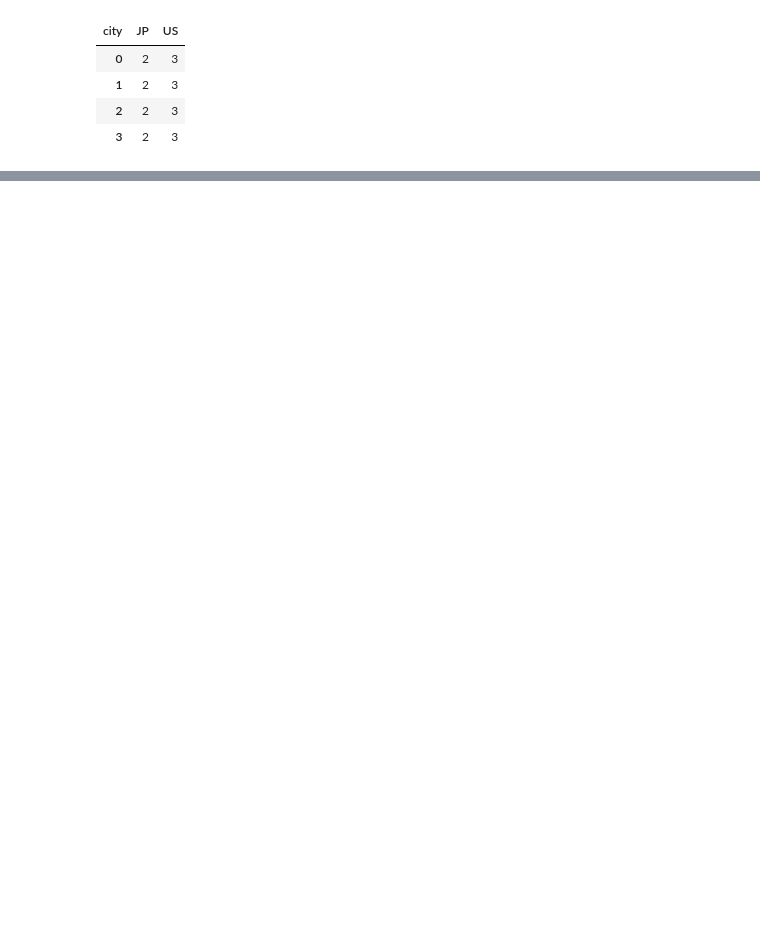
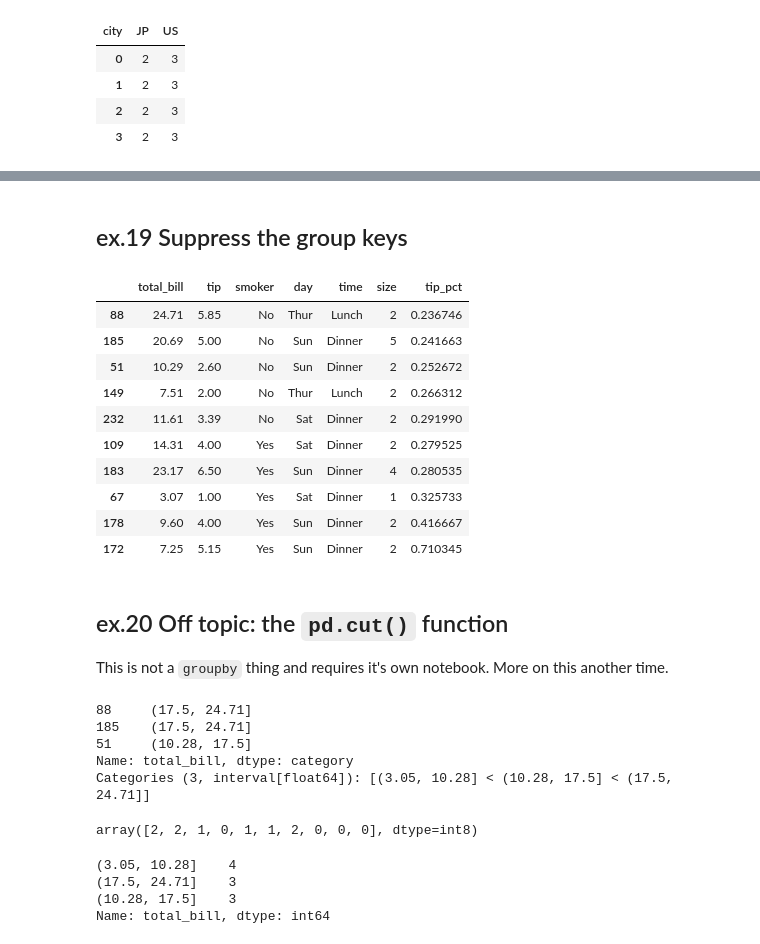
Before and after one commit to mehemken/technique, a Jupyter notebook: basic_pandas/groupby_3.ipynb, the cells around one changed output, grey strips where cells are left out. Drawn from its saved outputs; the diff is of its cells as text; code cells hidden in the pictures; blank space fills up the shorter version.

```diff
--- a/basic_pandas/groupby_3.ipynb
+++ b/basic_pandas/groupby_3.ipynb
@@ -375,0 +459,21 @@ Left off on page 302
+# %% [markdown]
+## ex.19 Suppress the group keys
+# %%
+foo = tips.groupby('smoker', group_keys=False).apply(top)
+foo
+# %% [output]
+|  | total_bill | tip | smoker | day | time | size | tip_pct |
+| 88 | 24.71 | 5.85 | No | Thur | Lunch | 2 | 0.236746 |
+| 185 | 20.69 | 5.00 | No | Sun | Dinner | 5 | 0.241663 |
+| 51 | 10.29 | 2.60 | No | Sun | Dinner | 2 | 0.252672 |
+| 149 | 7.51 | 2.00 | No | Thur | Lunch | 2 | 0.266312 |
+| 232 | 11.61 | 3.39 | No | Sat | Dinner | 2 | 0.291990 |
+| 109 | 14.31 | 4.00 | Yes | Sat | Dinner | 2 | 0.279525 |
+| 183 | 23.17 | 6.50 | Yes | Sun | Dinner | 4 | 0.280535 |
+| 67 | 3.07 | 1.00 | Yes | Sat | Dinner | 1 | 0.325733 |
+| 178 | 9.60 | 4.00 | Yes | Sun | Dinner | 2 | 0.416667 |
+| 172 | 7.25 | 5.15 | Yes | Sun | Dinner | 2 | 0.710345 |
+# %% [markdown]
+## ex.20 Off topic: the `pd.cut()` function
+
+This is not a `groupby` thing and requires it's own notebook. More on this another time.
@@ -375,0 +485,19 @@ Left off on page 302
+# %%
+bar[:3]
+# %% [output]
+88     (17.5, 24.71]
+185    (17.5, 24.71]
+51     (10.28, 17.5]
+Name: total_bill, dtype: category
+Categories (3, interval[float64]): [(3.05, 10.28] < (10.28, 17.5] < (17.5, 24.71]]
+# %%
+bar.values.codes
+# %% [output]
+array([2, 2, 1, 0, 1, 1, 2, 0, 0, 0], dtype=int8)
+# %%
+pd.value_counts(bar)
+# %% [output]
+(3.05, 10.28]    4
+(17.5, 24.71]    3
+(10.28, 17.5]    3
+Name: total_bill, dtype: int64
```
Also changed, not shown: parts of 71 cells of this notebook.
